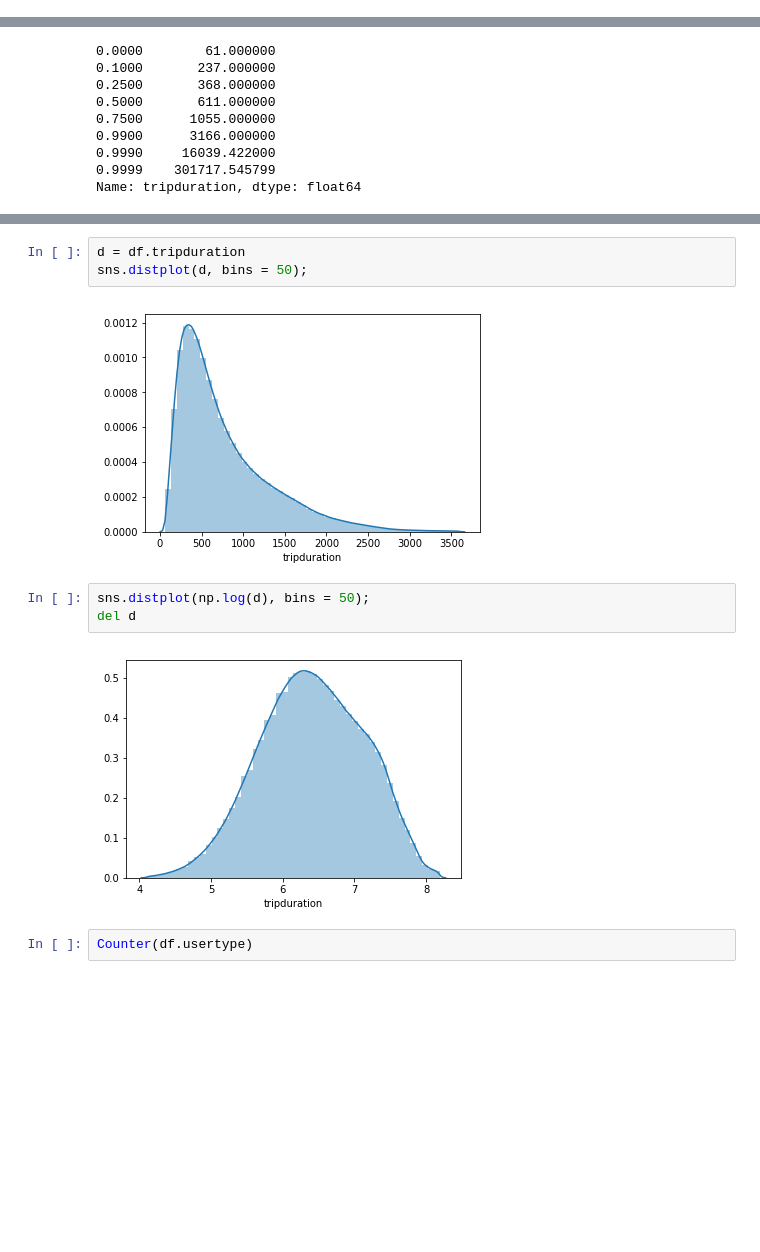
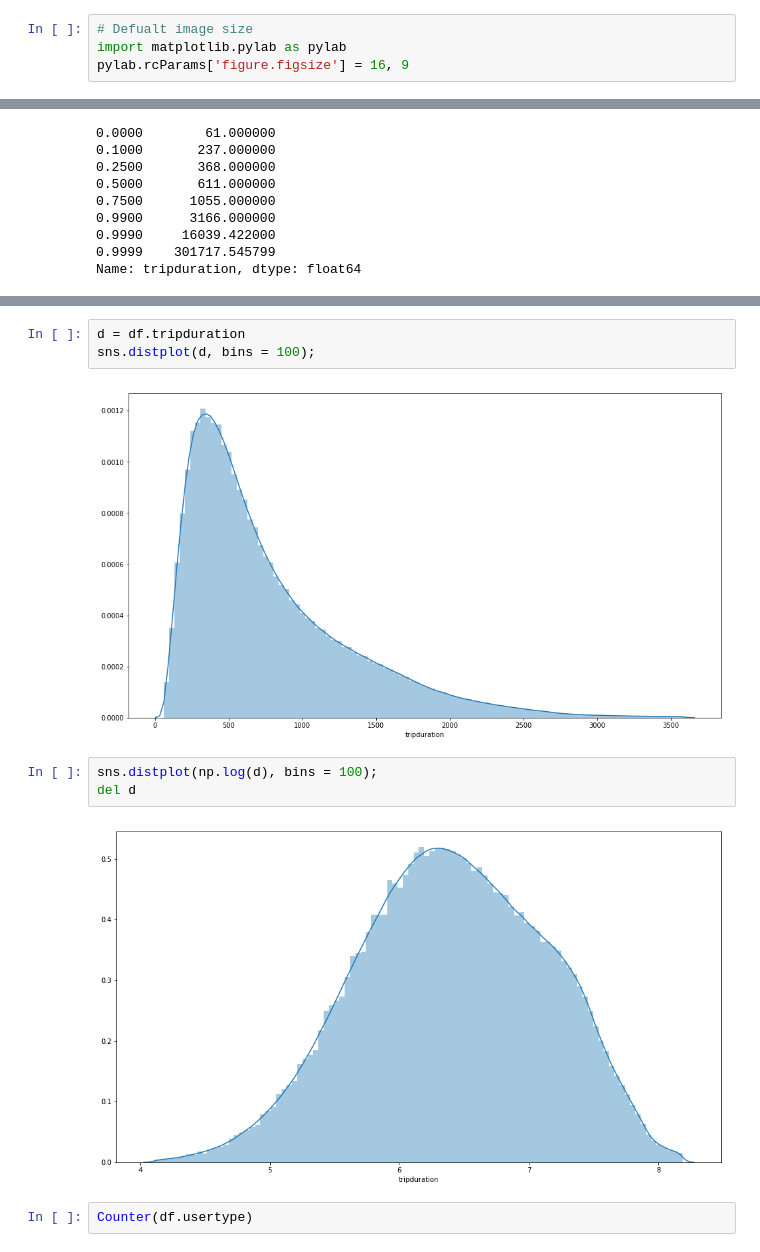
Before and after one commit to beimingliu/NYC_Citi_Bike_2017, a Jupyter notebook: notebook/data_EDA.ipynb, the cells around one changed output, grey strips where cells are left out. Drawn from its saved outputs; the diff is of its cells as text; blank space fills up the shorter version.

```diff
--- a/notebook/data_EDA.ipynb
+++ b/notebook/data_EDA.ipynb
@@ -18,6 +18,10 @@ import matplotlib.pyplot as plt
 
 import warnings
 warnings.filterwarnings("ignore")
+# %%
+# Defualt image size
+import matplotlib.pylab as pylab
+pylab.rcParams['figure.figsize'] = 16, 9
 # %%
 %%time
 stations_dict = pickle.load(open('stations_dict.p', "rb"))
@@ -93,13 +110,13 @@ print(df.shape)
 # %%
 d = df.tripduration
-sns.distplot(d, bins = 50);
+sns.distplot(d, bins = 100);
 # %% [output]
-[figure, old version]
+[figure, new version]
 # %%
-sns.distplot(np.log(d), bins = 50);
+sns.distplot(np.log(d), bins = 100);
 del d
 # %% [output]
-[figure, old version]
+[figure, new version]
 # %%
 Counter(df.usertype)
 # %% [output]
```
Also changed, not shown: parts of 17 cells of this notebook, 1 other file.
